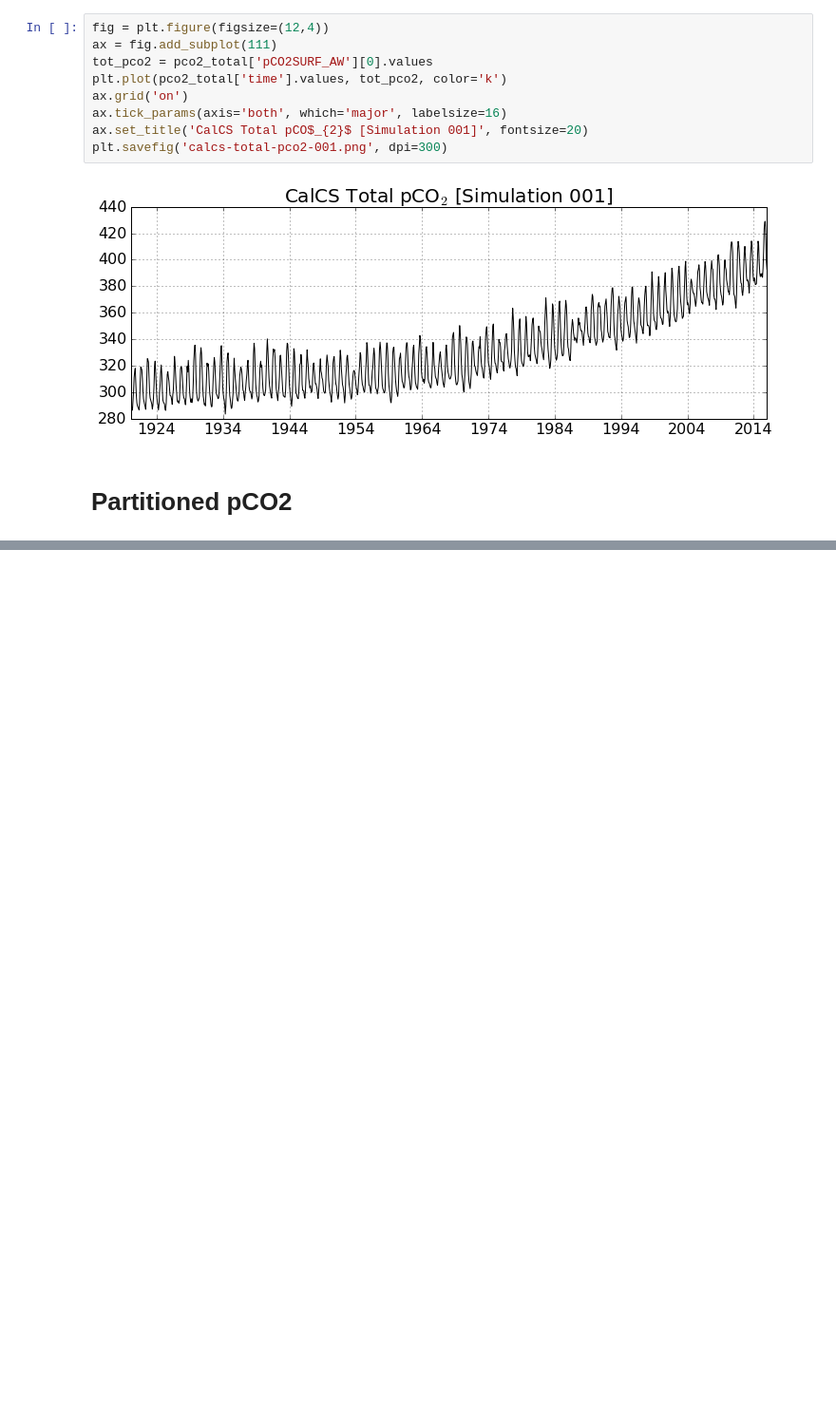
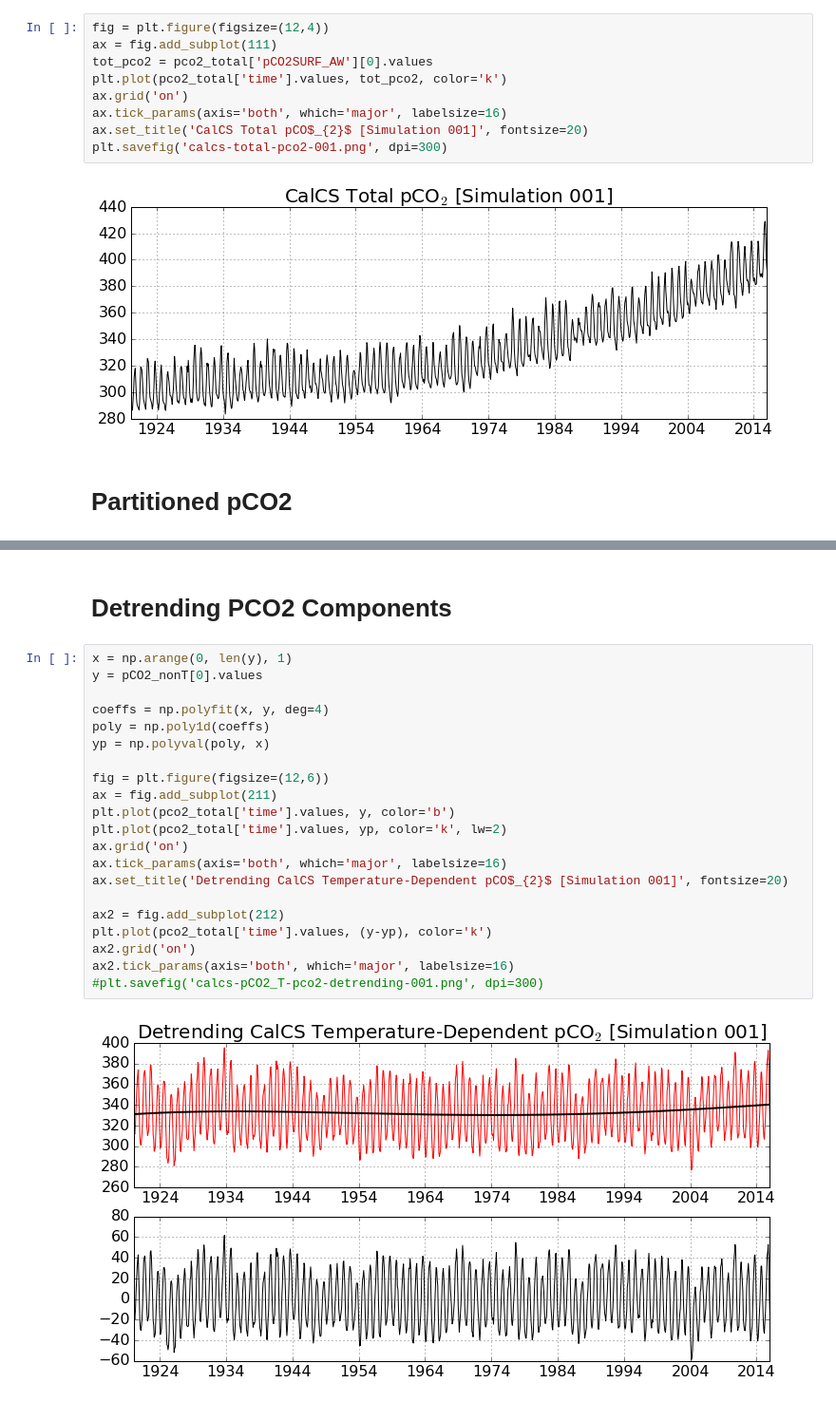
Before and after one commit to bradyrx/EBUS_BGC_Variability, a Jupyter notebook: notebooks/pCO2-decomposition.ipynb, the cells around one changed output, grey strips where cells are left out. Shown at 95% size. Drawn from its saved outputs; the diff is of its cells as text; blank space fills up the shorter version.

Commit message:
detrending demo

```diff
--- a/notebooks/pCO2-decomposition.ipynb
+++ b/notebooks/pCO2-decomposition.ipynb
@@ -118,0 +119,25 @@ ax.set_title('CalCS Total pCO$_{2}$ [Simulation 001]', fontsize=20)
+# %% [markdown]
+# Detrending PCO2 Components
+# %%
+x = np.arange(0, len(y), 1)
+y = pCO2_nonT[0].values
+
+coeffs = np.polyfit(x, y, deg=4)
+poly = np.poly1d(coeffs)
+yp = np.polyval(poly, x)
+
+fig = plt.figure(figsize=(12,6))
+ax = fig.add_subplot(211)
+plt.plot(pco2_total['time'].values, y, color='b')
+plt.plot(pco2_total['time'].values, yp, color='k', lw=2)
+ax.grid('on')
+ax.tick_params(axis='both', which='major', labelsize=16)
+ax.set_title('Detrending CalCS Temperature-Dependent pCO$_{2}$ [Simulation 001]', fontsize=20)
+
+ax2 = fig.add_subplot(212)
+plt.plot(pco2_total['time'].values, (y-yp), color='k')
+ax2.grid('on')
+ax2.tick_params(axis='both', which='major', labelsize=16)
+#plt.savefig('calcs-pCO2_T-pco2-detrending-001.png', dpi=300)
+# %% [output]
+[figure, added]
```
Also changed, not shown: parts of 3 cells of this notebook, 2 other files.
